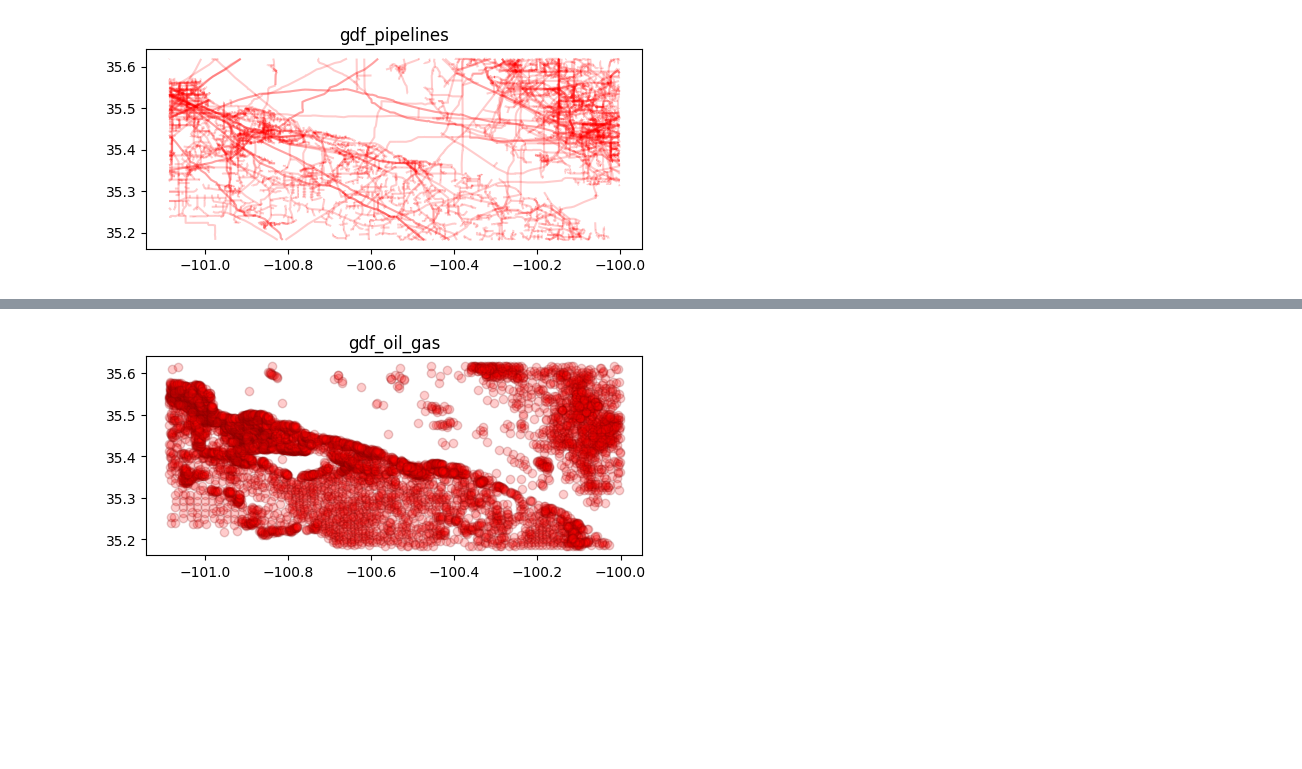
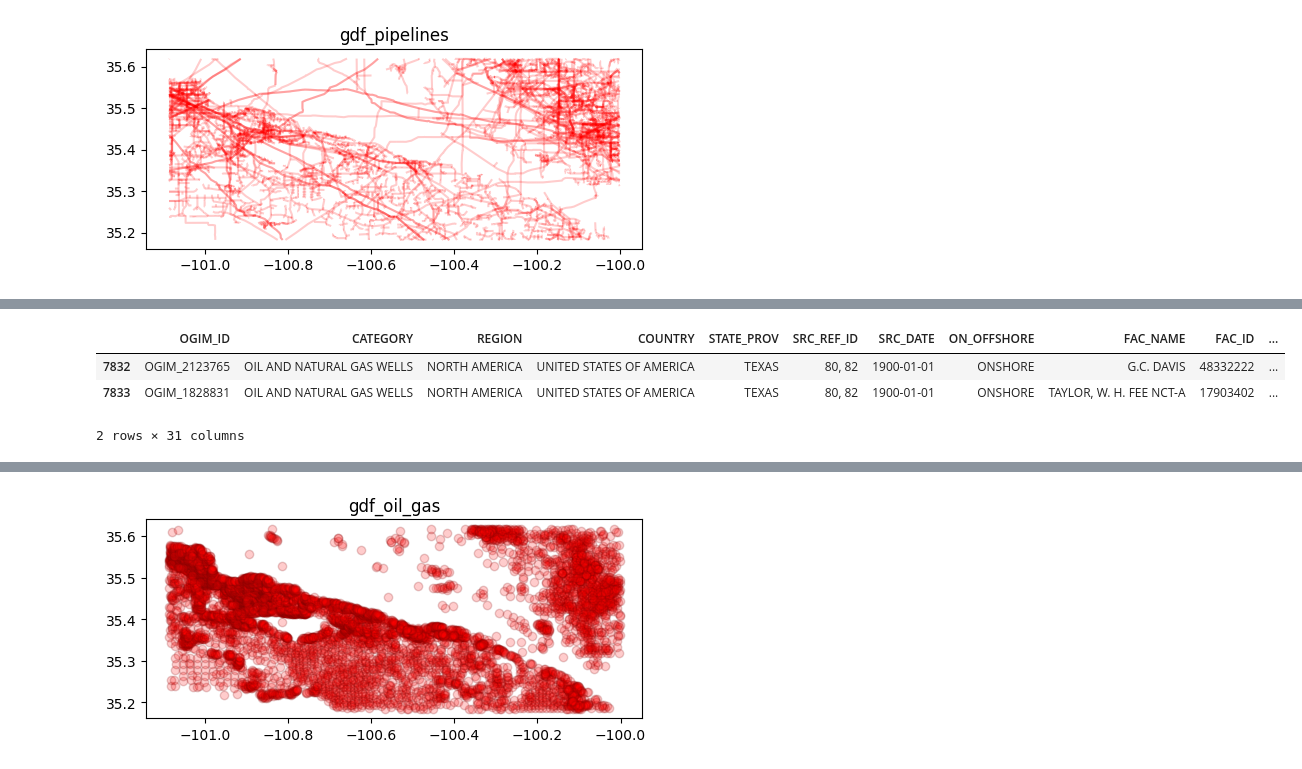
Before and after one commit to IBM/tensorlakehouse, a Jupyter notebook: examples/query_cos_oil_gas.ipynb, the cells around one changed output, grey strips where cells are left out. Cells and saved outputs as stored; diff of their text form; code cells hidden in the pictures; blank space fills up the shorter version.

```diff
--- a/examples/query_cos_oil_gas.ipynb
+++ b/examples/query_cos_oil_gas.ipynb
@@ -231,0 +291,16 @@ Wall time: 29.2 s
+# %%
+%%time
+# Smart Query: Worldwide Oil and Gas Dataset
+
+# (A) Get the file-level spatial metadata
+gdf_meta_geo_oil_gas = file_geo_metadata(remote_directory_oil_gas, remote_fs)
+
+remote_paths_filtered = list(gdf_meta_geo_oil_gas[gdf_meta_geo_oil_gas.intersects(query_polygon)]['remote_path'])
+print('remote_paths_filtered', len(remote_paths_filtered))
+
+gdf_oil_gas = query_remote(
+    remote_paths_filtered, query_polygon, endpoint_url, access_key_id, secret_access_key
+)
+gdf_oil_gas['geometry'] = gdf_oil_gas.intersection(query_polygon) # Cuts the shapes
+gdf_oil_gas.tail(2)
+# %% [output]
@@ -231,0 +311,4 @@ Wall time: 29.2 s
+|  | OGIM_ID | CATEGORY | REGION | COUNTRY | STATE_PROV | SRC_REF_ID | SRC_DATE | ON_OFFSHORE | FAC_NAME | FAC_ID | ... |
+| 7832 | OGIM_2123765 | OIL AND NATURAL GAS WELLS | NORTH AMERICA | UNITED STATES OF AMERICA | TEXAS | 80, 82 | 1900-01-01 | ONSHORE | G.C. DAVIS | 48332222 | ... |
+| 7833 | OGIM_1828831 | OIL AND NATURAL GAS WELLS | NORTH AMERICA | UNITED STATES OF AMERICA | TEXAS | 80, 82 | 1900-01-01 | ONSHORE | TAYLOR, W. H. FEE NCT-A | 17903402 | ... |
+2 rows × 31 columns
```
Also changed, not shown: parts of 12 cells of this notebook.
